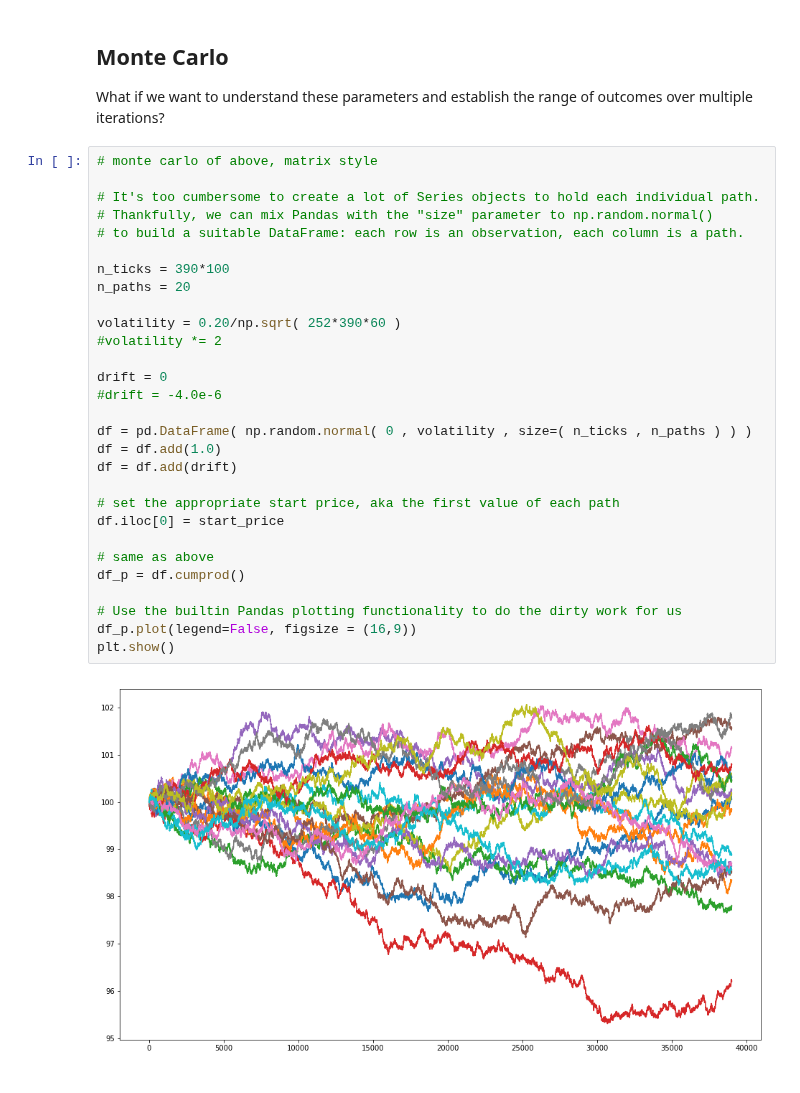
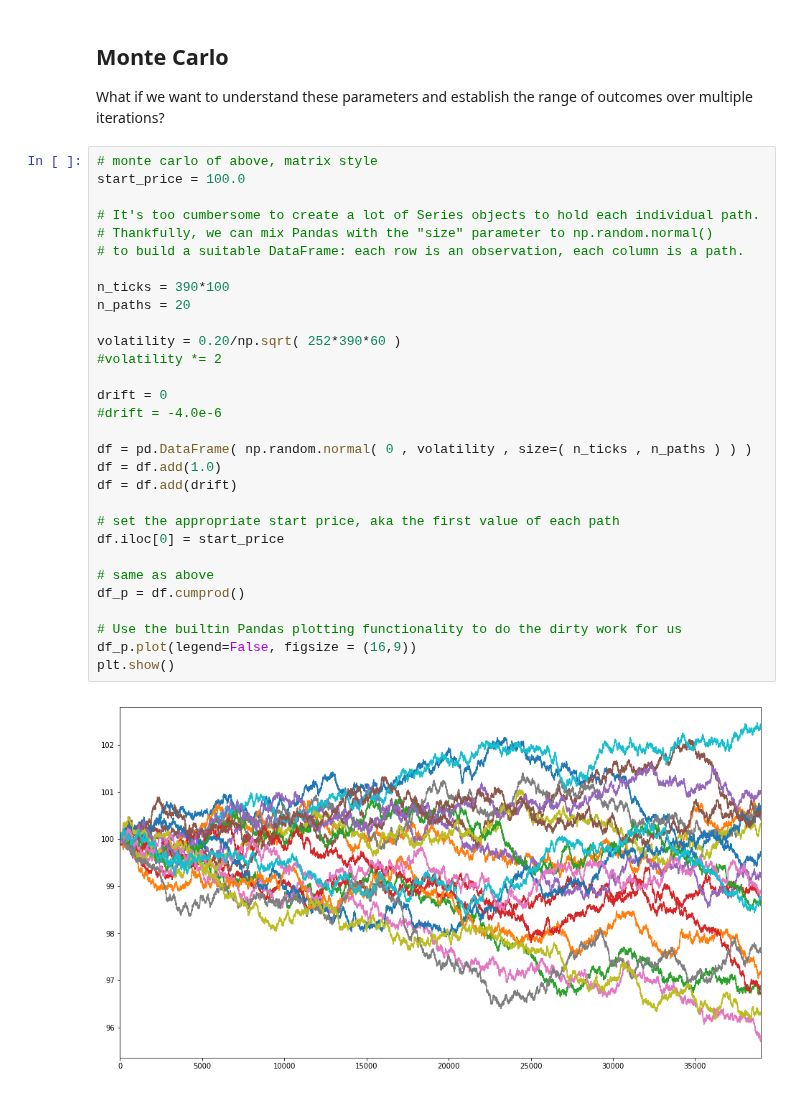
Before and after one commit to franklili3/Python-for-Finance-Engineering, a Jupyter notebook: homework2/L2.5_RandomWalks.ipynb, the cells around one changed output. Saved outputs shown, nothing was run; the diff lists cells and outputs as text.

```diff
--- a/homework2/L2.5_RandomWalks.ipynb
+++ b/homework2/L2.5_RandomWalks.ipynb
@@ -160,35 +160,36 @@ plt.show()
 What if we want to understand these parameters and establish the range of outcomes over multiple iterations?
 # %%
 # monte carlo of above, matrix style
+start_price = 100.0
 
 # It's too cumbersome to create a lot of Series objects to hold each individual path.
 # Thankfully, we can mix Pandas with the "size" parameter to np.random.normal()
 # to build a suitable DataFrame: each row is an observation, each column is a path.
 
 n_ticks = 390*100
 n_paths = 20
 
 volatility = 0.20/np.sqrt( 252*390*60 )
 #volatility *= 2
 
 drift = 0
 #drift = -4.0e-6
 
 df = pd.DataFrame( np.random.normal( 0 , volatility , size=( n_ticks , n_paths ) ) )
 df = df.add(1.0)
 df = df.add(drift)
 
 # set the appropriate start price, aka the first value of each path
 df.iloc[0] = start_price
 
 # same as above
 df_p = df.cumprod()
 
 # Use the builtin Pandas plotting functionality to do the dirty work for us
 df_p.plot(legend=False, figsize = (16,9))
 plt.show()
 # %% [output]
-[figure, old version]
+[figure, new version]
 # %%
 # now let's plot the returns in a histogram
 
```
Also changed, not shown: parts of 2 cells of this notebook, 4 other files.
